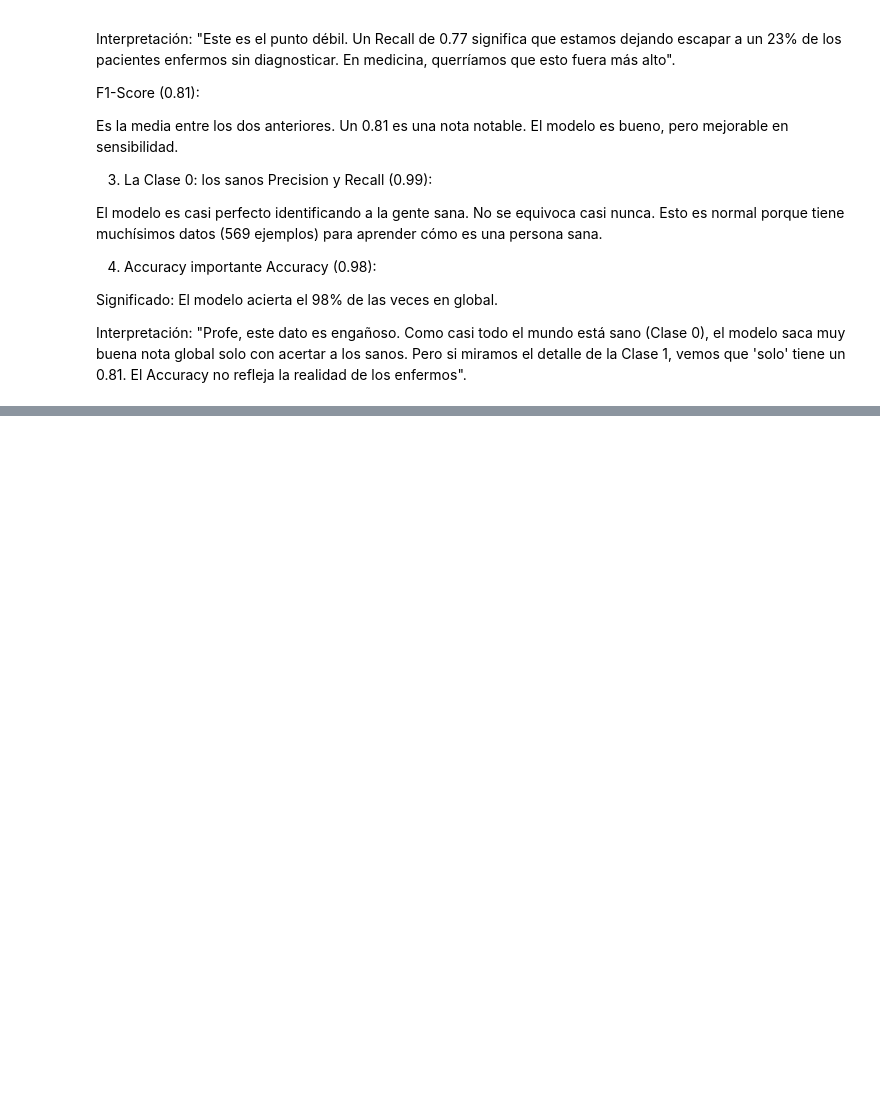
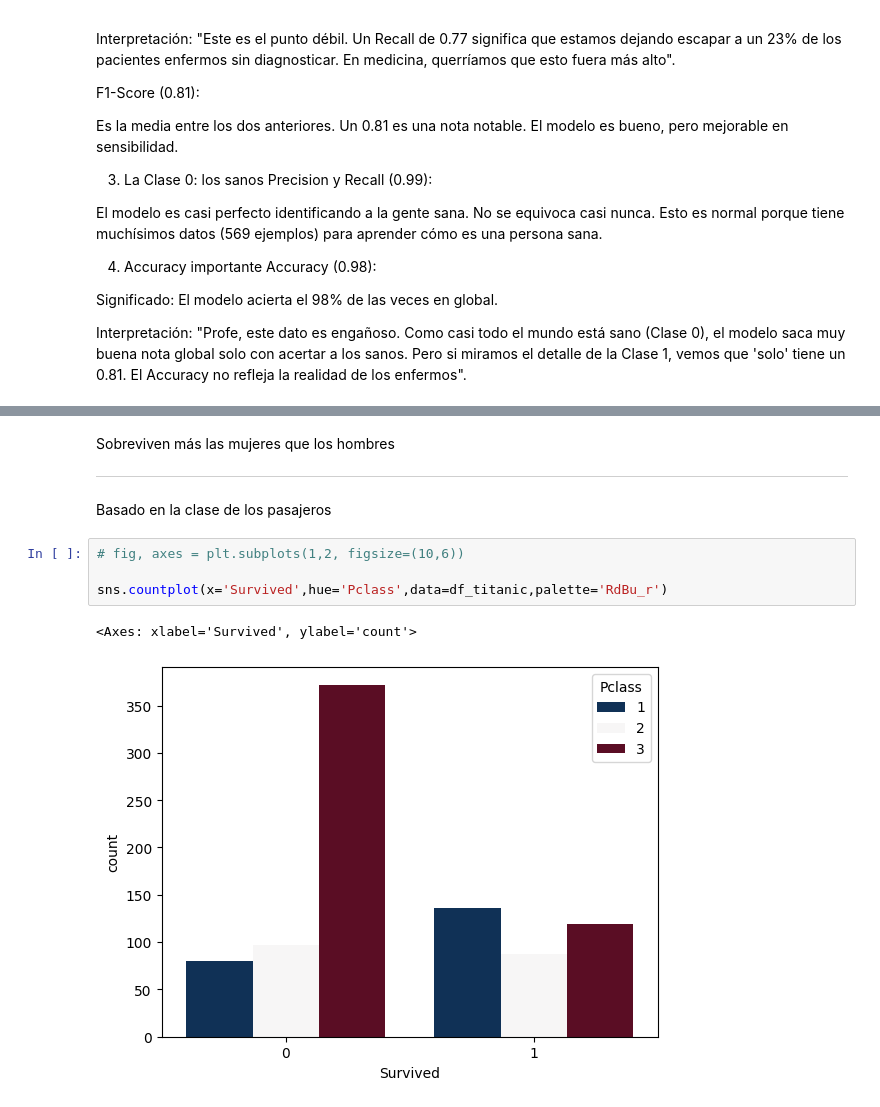
Before and after one commit to nickiiinicole/MACHINE_LEARNING_1UD, a Jupyter notebook: Logistic Regression-20260113/Supervised-LogisticRegression.ipynb, the cells around one changed output, grey strips where cells are left out. Saved outputs shown, nothing was run; the diff lists cells and outputs as text; blank space fills up the shorter version.

```diff
--- a/Logistic Regression-20260113/Supervised-LogisticRegression.ipynb
+++ b/Logistic Regression-20260113/Supervised-LogisticRegression.ipynb
@@ -374,0 +411,13 @@ Interpretación: "Profe, este dato es engañoso. Como casi todo el mundo está s
+# %% [markdown]
+Sobreviven más las mujeres que los hombres
+
+----------
+# %% [markdown]
+Basado en la clase de los pasajeros
+# %%
+# fig, axes = plt.subplots(1,2, figsize=(10,6))
+
+sns.countplot(x='Survived',hue='Pclass',data=df_titanic,palette='RdBu_r')
+# %% [output]
+<Axes: xlabel='Survived', ylabel='count'>
+[figure, added]
```
Also changed, not shown: parts of 44 cells of this notebook.
